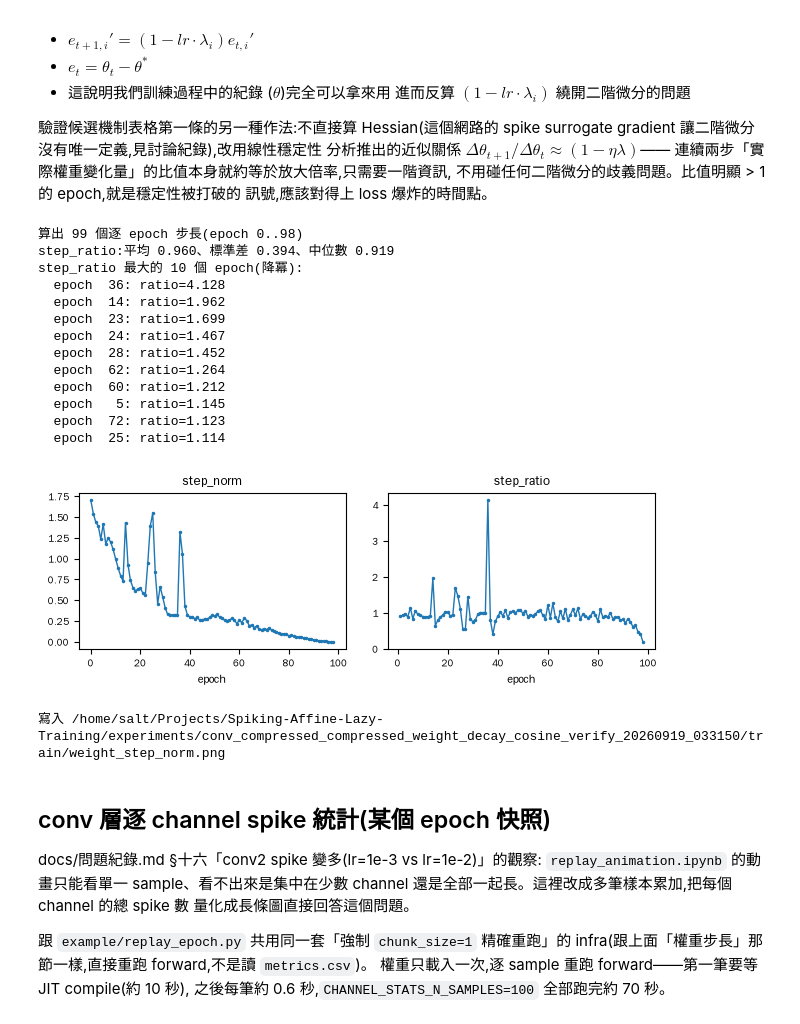
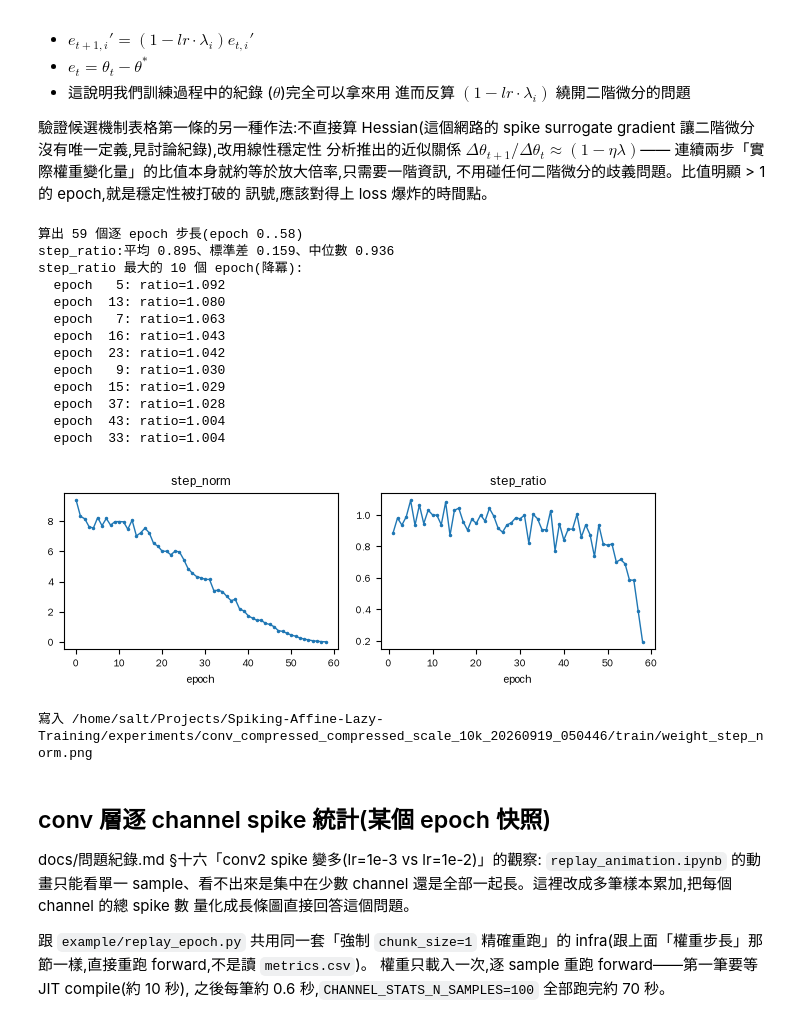
Before and after one commit to Salt-Shio/Spiking-Affine-Lazy-Training, a Jupyter notebook: example/notebooks/plot_metrics.ipynb, the cells around one changed output. Drawn from its saved outputs; the diff is of its cells as text; code cells hidden in the pictures.

```diff
--- a/example/notebooks/plot_metrics.ipynb
+++ b/example/notebooks/plot_metrics.ipynb
@@ -20,7 +20,7 @@ from viz.epoch_series import EpochSeriesPlot, read_epoch_series_csv
 改這裡,不改函式庫。
 # %%
 # RUN_NAME = "conv_compressed_compressed_maxsteps_verify_20260914_122946"
-RUN_NAME = "conv_compressed_compressed_weight_decay_cosine_verify_20260919_033150"
+RUN_NAME = "conv_compressed_compressed_scale_10k_20260919_050446"
 EXP_DIR = EXPERIMENTS_DIR / RUN_NAME  # 絕對路徑,跟 kernel 的工作目錄無關
 NCOLS = 4
 # %% [markdown]
@@ -164,30 +164,30 @@ print("step_ratio 最大的 10 個 epoch(降冪):")
 for r in top:
     print(f"  epoch {r['epoch']:>3}: ratio={r['step_ratio']:.3f}")
 # %% [output]
-算出 99 個逐 epoch 步長(epoch 0..98)
-step_ratio:平均 0.960、標準差 0.394、中位數 0.919
+算出 59 個逐 epoch 步長(epoch 0..58)
+step_ratio:平均 0.895、標準差 0.159、中位數 0.936
 step_ratio 最大的 10 個 epoch(降冪):
-  epoch  36: ratio=4.128
-  epoch  14: ratio=1.962
-  epoch  23: ratio=1.699
-  epoch  24: ratio=1.467
-  epoch  28: ratio=1.452
-  epoch  62: ratio=1.264
-  epoch  60: ratio=1.212
-  epoch   5: ratio=1.145
-  epoch  72: ratio=1.123
-  epoch  25: ratio=1.114
+  epoch   5: ratio=1.092
+  epoch  13: ratio=1.080
+  epoch   7: ratio=1.063
+  epoch  16: ratio=1.043
+  epoch  23: ratio=1.042
+  epoch   9: ratio=1.030
+  epoch  15: ratio=1.029
+  epoch  37: ratio=1.028
+  epoch  43: ratio=1.004
+  epoch  33: ratio=1.004
 # %%
 step_fig = EpochSeriesPlot(ncols=NCOLS).render(step_rows)
-# step_fig
+step_fig
 # %% [output]
-[figure, old version]
+[figure, new version]
 # %%
 step_norm_out_path = os.path.join(EXP_DIR, TRAIN_DIRNAME, "weight_step_norm.png")
 step_fig.savefig(step_norm_out_path, dpi=150)
 print(f"寫入 {step_norm_out_path}")
 # %% [output]
-寫入 /home/salt/Projects/Spiking-Affine-Lazy-Training/experiments/conv_compressed_compressed_weight_decay_cosine_verify_20260919_033150/train/weight_step_norm.png
+寫入 /home/salt/Projects/Spiking-Affine-Lazy-Training/experiments/conv_compressed_compressed_scale_10k_20260919_050446/train/weight_step_norm.png
 # %% [markdown]
 ## conv 層逐 channel spike 統計(某個 epoch 快照)
 
```
Also changed, not shown: parts of 9 cells of this notebook.
